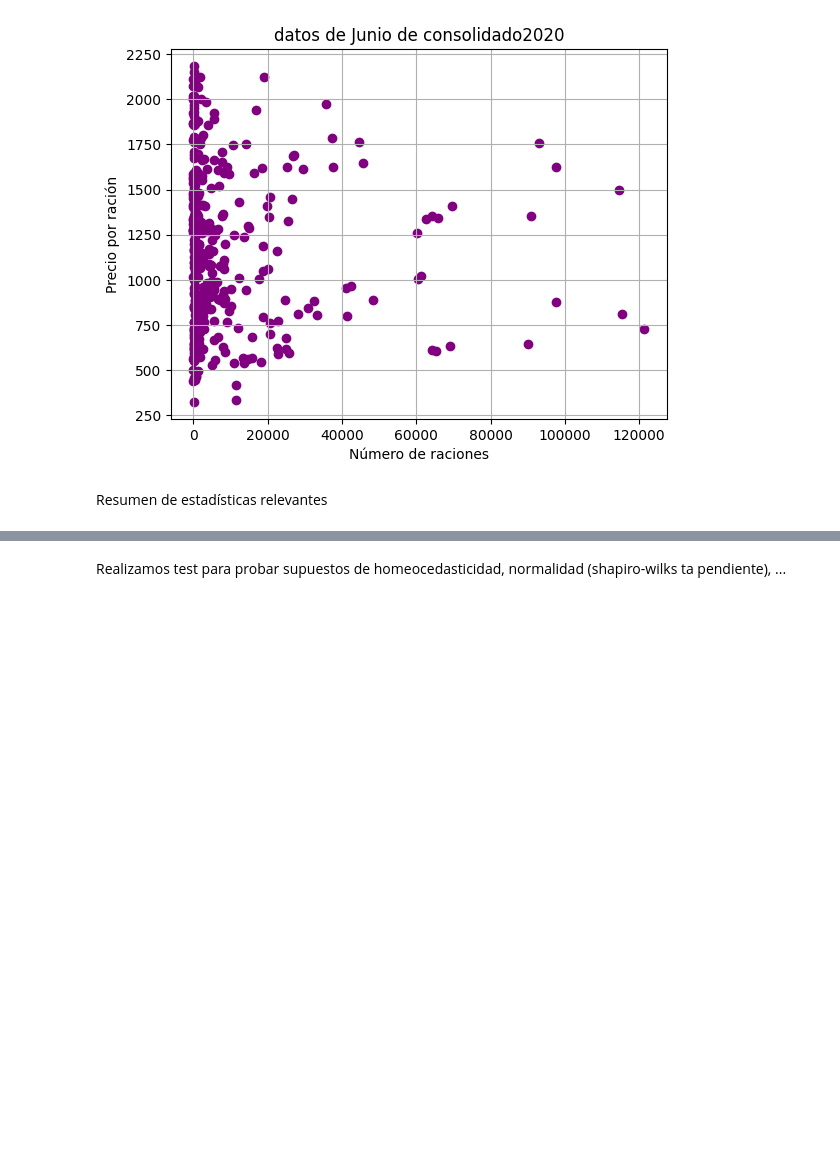
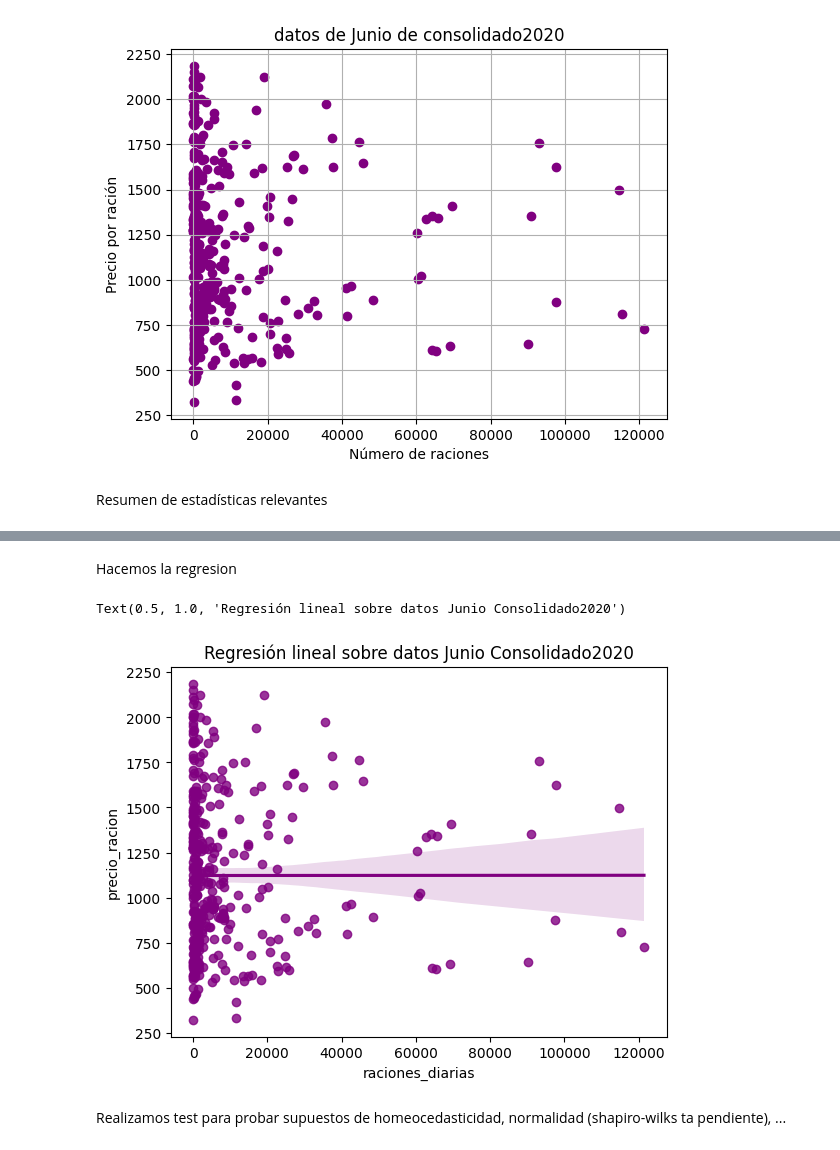
Before and after one commit to rbenatuilv/Junaeb-IMT-Capstone, a Jupyter notebook: Costos de escala/regresion_1.ipynb, the cells around one changed output, grey strips where cells are left out. Drawn from its saved outputs; the diff is of its cells as text; code cells hidden in the pictures; blank space fills up the shorter version.

Commit message:
avance regresion1

```diff
--- a/Costos de escala/regresion_1.ipynb
+++ b/Costos de escala/regresion_1.ipynb
@@ -87,6 +89,14 @@ Notes:
 [1] Standard Errors assume that the covariance matrix of the errors is correctly specified.
 [2] The condition number is large, 2.28e+04. This might indicate that there are
 strong multicollinearity or other numerical problems.
+# %% [markdown]
+Hacemos la regresion
+# %%
+sns.regplot(x='raciones_diarias', y='precio_racion', data=clean_data, color='purple')
+plt.title('Regresión lineal sobre datos Junio Consolidado2020')
+# %% [output]
+Text(0.5, 1.0, 'Regresión lineal sobre datos Junio Consolidado2020')
+[figure, added]
 # %% [markdown]
 Realizamos test para probar supuestos de homeocedasticidad, normalidad (shapiro-wilks ta pendiente), ...
 # %%
```
Also changed, not shown: parts of 9 cells of this notebook, 4 other files.
